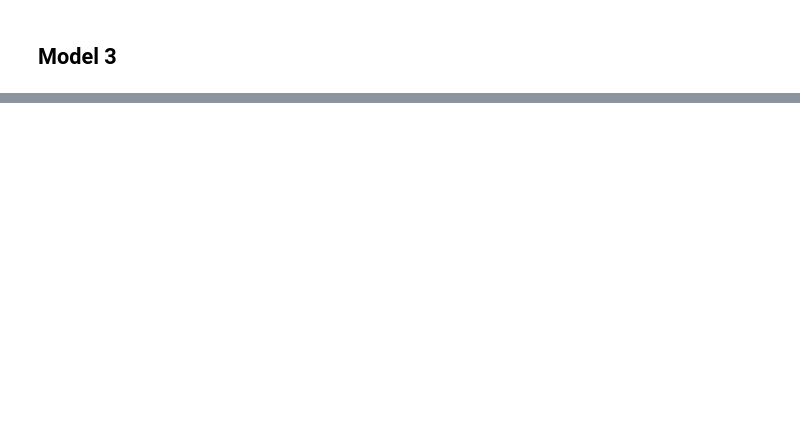
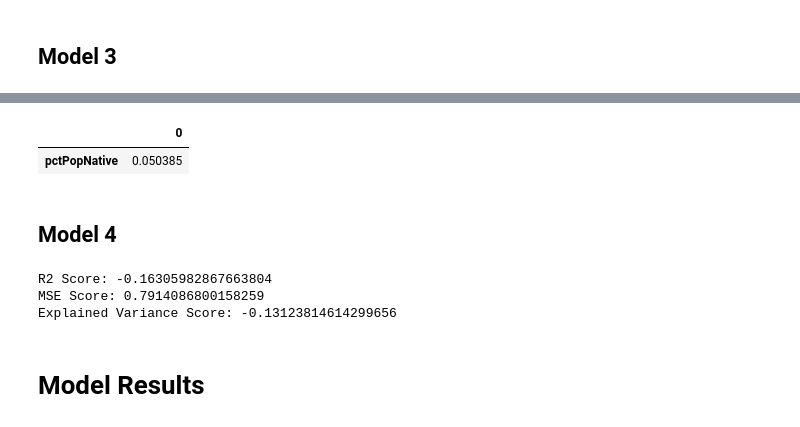
Before and after one commit to rayruzzo/Capstone-2, a Jupyter notebook: Modeling.ipynb, the cells around one changed output, grey strips where cells are left out. Cells and saved outputs as stored; diff of their text form; code cells hidden in the pictures; blank space fills up the shorter version.

```diff
--- a/Modeling.ipynb
+++ b/Modeling.ipynb
@@ -189,7 +215,7 @@ from sklearn.cluster import KMeans
 # %%
-kmean = KMeans(random_state=123)
-kmean.fit(X_train,y_train)
-y_pred6 = kmean.predict(X_test)
+lasso = Lasso(random_state=42)
+lasso.fit(X_train,y_train)
+y_pred6 = lasso.predict(X_test)
 # %%
 print("R2 Score: " + str(r2_score(y_test, y_pred6)))
 print("MSE Score: " + str(mean_squared_error(y_test,y_pred6)))
@@ -227,0 +255,8 @@ Explained Variance Score: -0.14449137938746115
+# %%
+features3 = pd.DataFrame(lasso.coef_, index=dfd.columns[1:69])
+features3[features3[0]>0].sort_values(by=0, ascending=False)
+# %% [output]
+|  | 0 |
+| pctPopNative | 0.050385 |
+# %% [markdown]
+## Model 4
@@ -227,0 +269,10 @@ Explained Variance Score: -0.14449137938746115
+# %%
+print("R2 Score: " + str(r2_score(y_test, y_pred8)))
+print("MSE Score: " + str(mean_squared_error(y_test,y_pred8)))
+print("Explained Variance Score: " + str(explained_variance_score(y_test,y_pred8)))
+# %% [output]
+R2 Score: -0.16305982867663804
+MSE Score: 0.7914086800158259
+Explained Variance Score: -0.13123814614299656
+# %% [markdown]
+# Model Results
```
Also changed, not shown: parts of 16 cells of this notebook.
